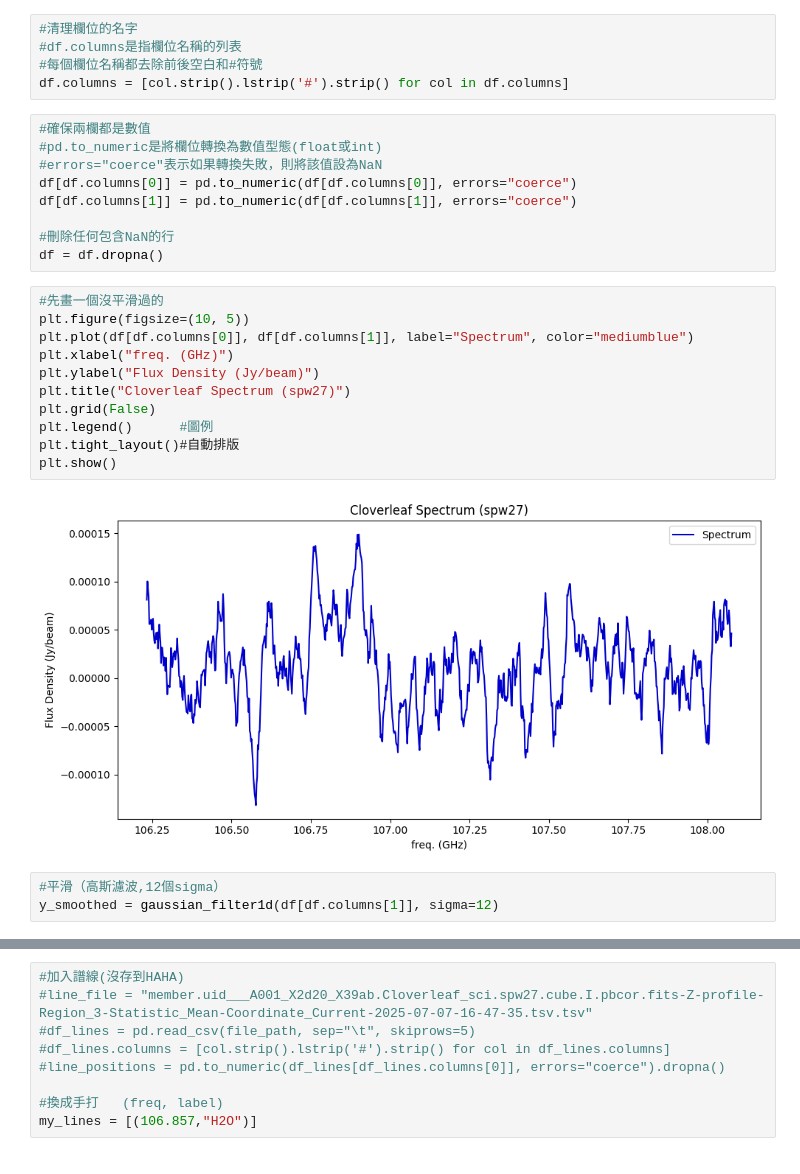
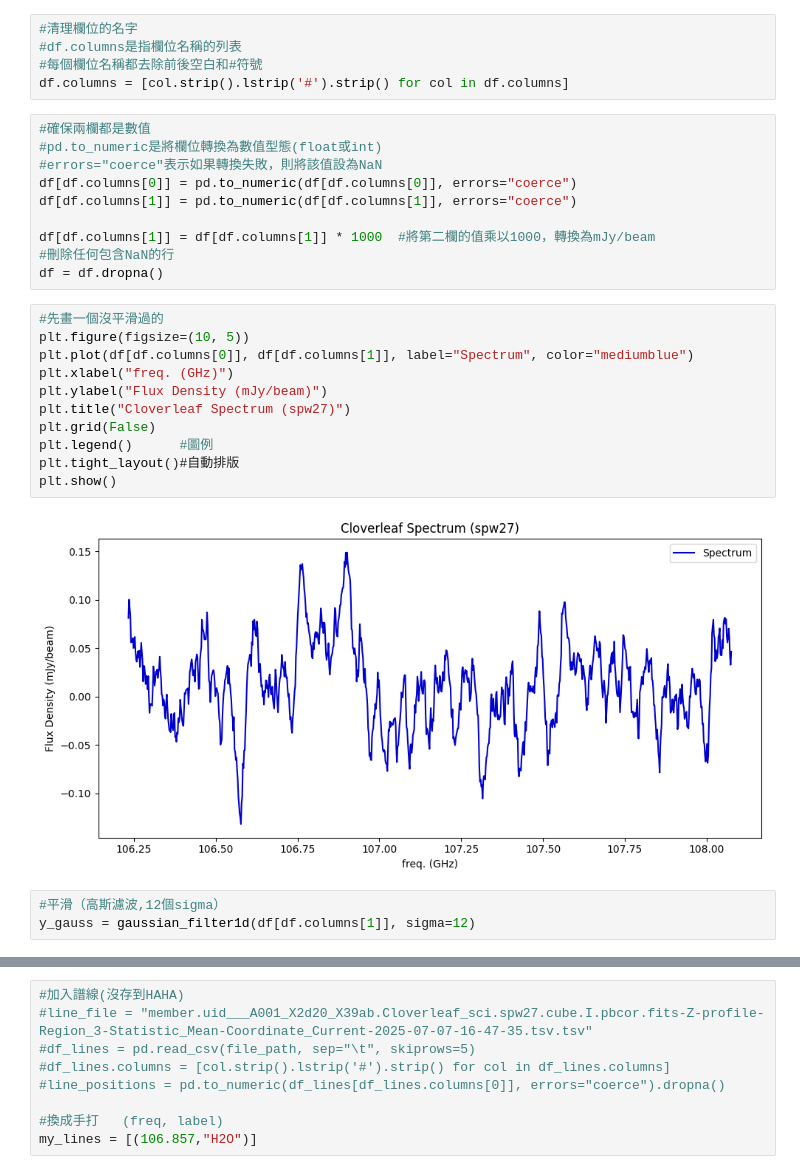
Before and after one commit to 000RF/spectral-line, a Jupyter notebook: Cloverleaf/spw27/spw27.ipynb, the cells around one changed output, grey strips where cells are left out. Cells and saved outputs as stored; diff of their text form.

```diff
--- a/Cloverleaf/spw27/spw27.ipynb
+++ b/Cloverleaf/spw27/spw27.ipynb
@@ -33,24 +33,25 @@ df.columns = [col.strip().lstrip('#').strip() for col in df.columns]
 df[df.columns[0]] = pd.to_numeric(df[df.columns[0]], errors="coerce")
 df[df.columns[1]] = pd.to_numeric(df[df.columns[1]], errors="coerce")
 
+df[df.columns[1]] = df[df.columns[1]] * 1000  #將第二欄的值乘以1000，轉換為mJy/beam
 #刪除任何包含NaN的行
 df = df.dropna()
 # %%
 #先畫一個沒平滑過的
 plt.figure(figsize=(10, 5))
 plt.plot(df[df.columns[0]], df[df.columns[1]], label="Spectrum", color="mediumblue")
 plt.xlabel("freq. (GHz)")
-plt.ylabel("Flux Density (Jy/beam)")
+plt.ylabel("Flux Density (mJy/beam)")
 plt.title("Cloverleaf Spectrum (spw27)")
 plt.grid(False)
 plt.legend()      #圖例
 plt.tight_layout()#自動排版
 plt.show()
 # %% [output]
-[figure, old version]
+[figure, new version]
 # %%
 #平滑（高斯濾波,12個sigma）
-y_smoothed = gaussian_filter1d(df[df.columns[1]], sigma=12)
+y_gauss = gaussian_filter1d(df[df.columns[1]], sigma=12)
 # %%
 plt.figure(figsize=(10, 5))
 #plt.plot(df[df.columns[0]], df[df.columns[1]], label="Original Spectrum", color="mediumblue", alpha=0.5)
```
Also changed, not shown: parts of 7 cells of this notebook.
